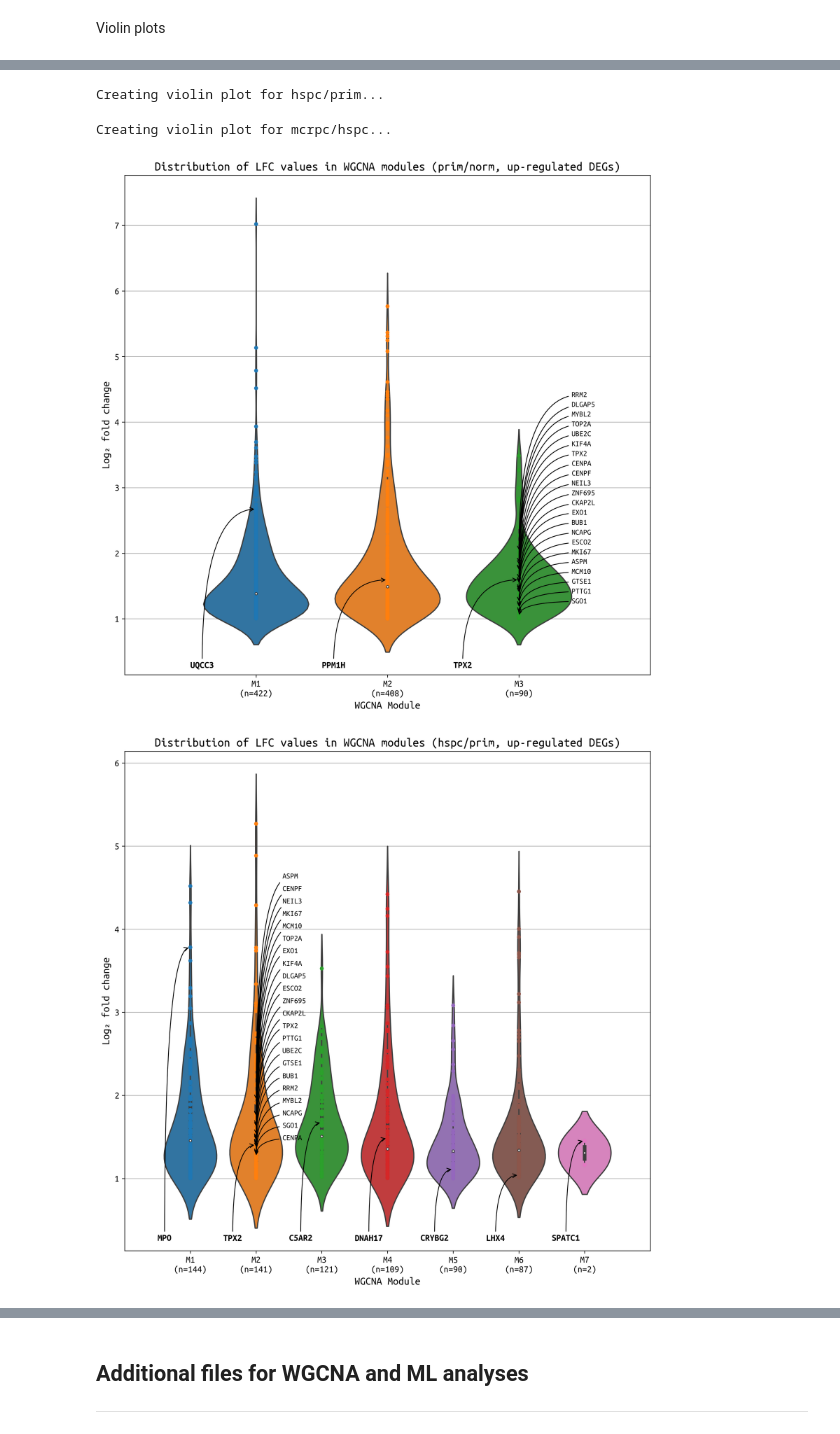
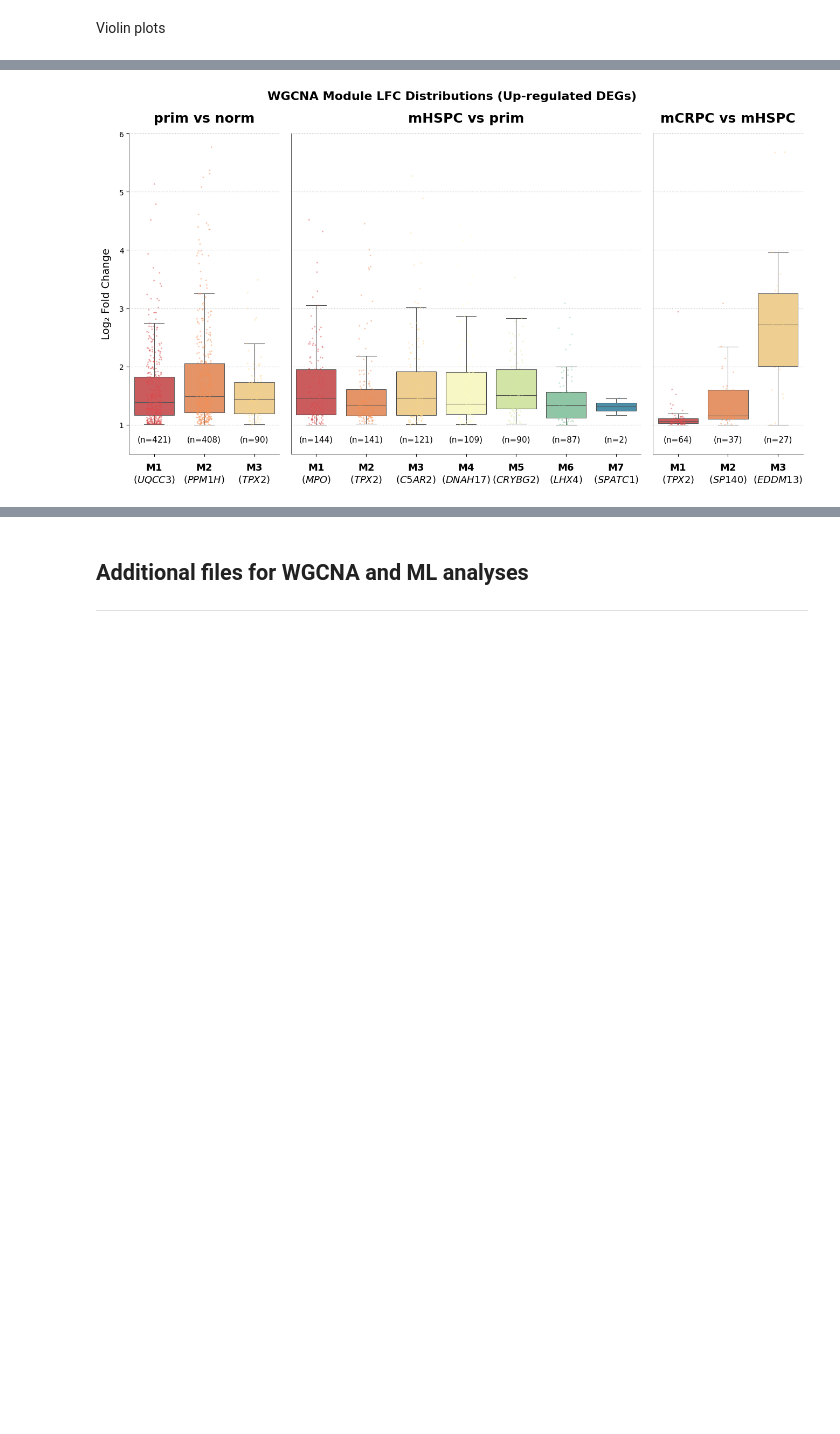
Before and after one commit to CarlosUziel/pca_wgcna_ml, a Jupyter notebook: notebooks/paper_figures.ipynb, the cells around one changed output, grey strips where cells are left out. Drawn from its saved outputs; the diff is of its cells as text; code cells hidden in the pictures; blank space fills up the shorter version.

Commit message:
notebooks(fix): fix paper figures

```diff
--- a/notebooks/paper_figures.ipynb
+++ b/notebooks/paper_figures.ipynb
@@ -17,13 +18,11 @@ from natsort import index_natsorted
 src_path: str = "../src"
 sys.path.append(src_path)
 # %%
-ROOT: Path = Path("/media/ssd/Perez/storage/PCTA_WCDT_GSE221601_FILTERED")
+ROOT: Path = Path(
+    "/Volumes/carlos/MedUni and LBIAD Computing Server/phd_data/PCTA_WCDT_GSE221601_FILTERED"
+)
 FIGURES_PATH: Path = ROOT.joinpath("manuscript_figures")
 FIGURES_PATH.mkdir(parents=True, exist_ok=True)
-# %%
-plt.rcParams["font.family"] = "serif"
-plt.rcParams["font.serif"] = "Ubuntu Mono"
-plt.rcParams["font.monospace"] = "Ubuntu Mono"
 # %% [markdown]
 ## WGCNA
 
@@ -32,7 +31,7 @@ plt.rcParams["font.monospace"] = "Ubuntu Mono"
 Setup
 # %%
 WGCNA_EXP_NAMES: Dict[str, str] = {
-    "prim/norm": "sample_type_hspc+mcrpc+norm+prim__prim_vs_norm_padj_0_05_up_1_0",
-    "hspc/prim": "sample_type_hspc+mcrpc+norm+prim__hspc_vs_prim_padj_0_05_up_1_0",
-    "mcrpc/hspc": "sample_type_hspc+mcrpc+norm+prim__mcrpc_vs_hspc_padj_0_05_up_1_0",
+    "prim vs norm": "sample_type_hspc+mcrpc+norm+prim__prim_vs_norm_padj_0_05_up_1_0",
+    "mHSPC vs prim": "sample_type_hspc+mcrpc+norm+prim__hspc_vs_prim_padj_0_05_up_1_0",
+    "mCRPC vs mHSPC": "sample_type_hspc+mcrpc+norm+prim__mcrpc_vs_hspc_padj_0_05_up_1_0",
 }
@@ -193,9 +335,8 @@ def wgcna_violin_plot(
 # %% [markdown]
 Violin plots
 # %%
-for exp_key, exp_name in WGCNA_EXP_NAMES.items():
-    print(f"Creating violin plot for {exp_key}...")
-    hub_genes_df, network_genes_df = wgcna_violin_plot(
-        wgcna_exp_name=exp_name, exp_key=exp_key, wgcna_genes=WGCNA_INT_GENES
-    )
+# Call the new combined plotting function
+combined_wgcna_violinplot(
+    wgcna_exp_names=WGCNA_EXP_NAMES, figure_path=FIGURES_PATH
+)  # Renamed function call
 # %% [output]
@@ -203,4 +343 @@ Creating violin plot for prim/norm...
-Creating violin plot for hspc/prim...
-Creating violin plot for mcrpc/hspc...
-[figure, old version]
+[figure, new version]
-[figure, removed]
```
Also changed, not shown: parts of 13 cells of this notebook, 1 other file.
